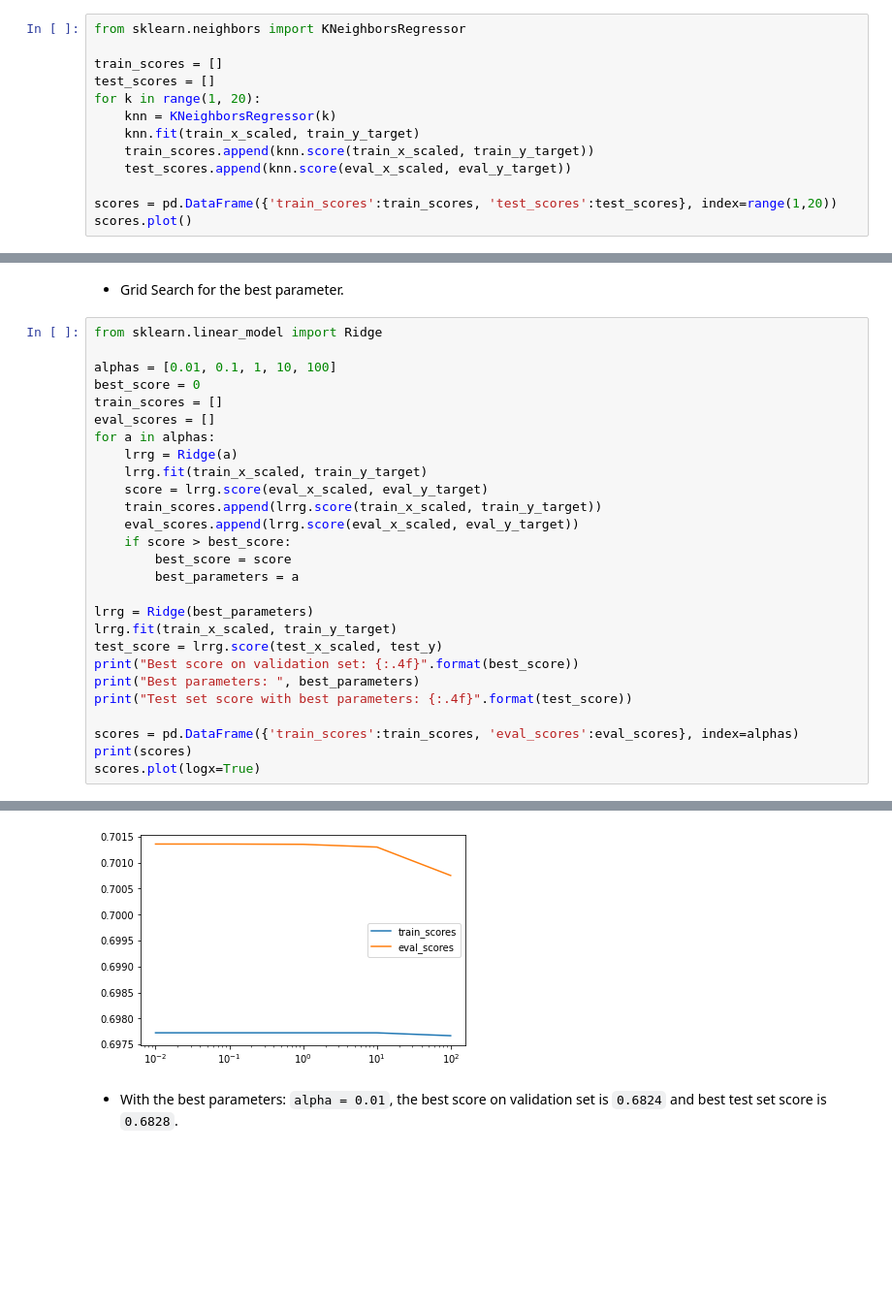
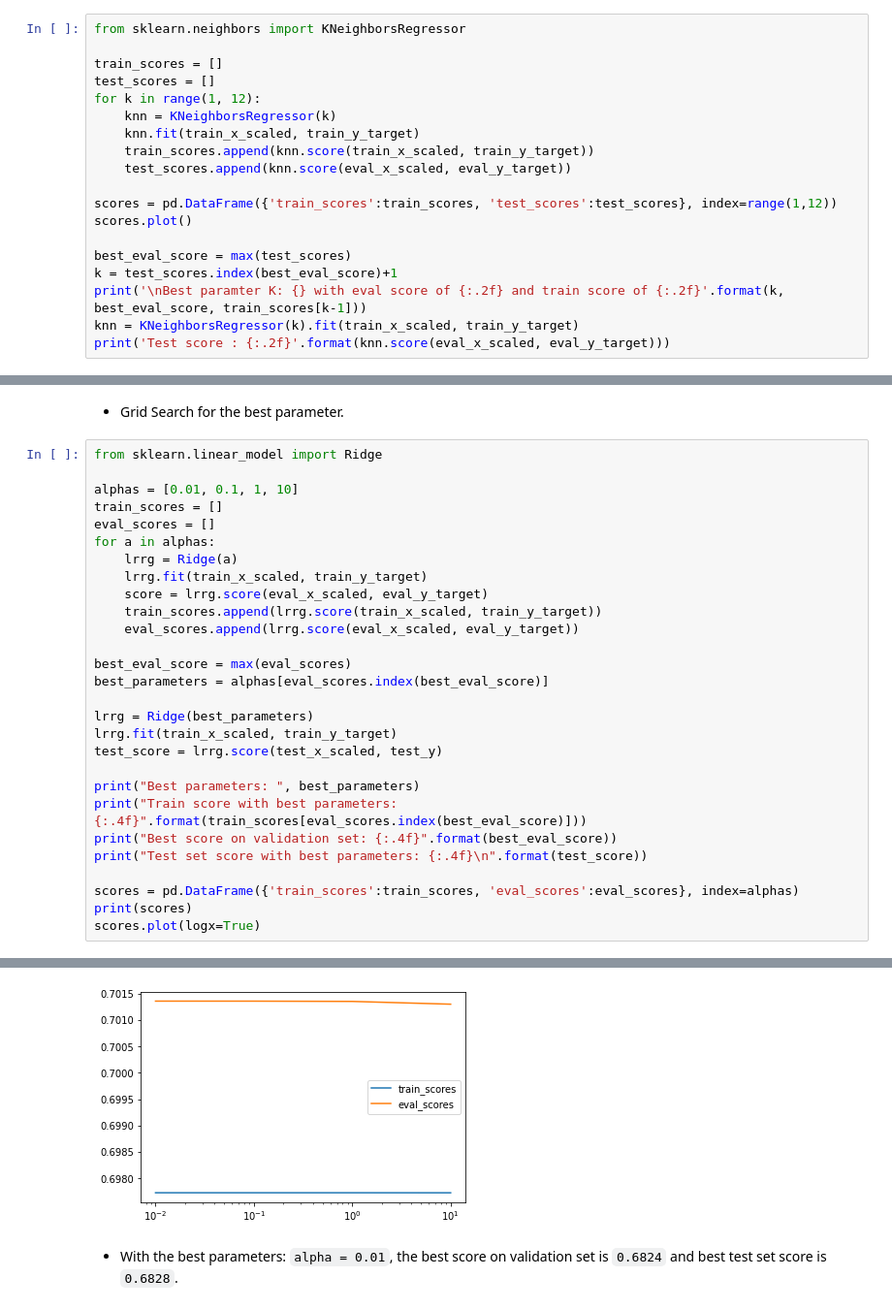
Before and after one commit to shanshanluo/machine_learning_ensemble_pca, a Jupyter notebook: project1_submission.ipynb, the cells around one changed output, grey strips where cells are left out. Shown at 97% size. Saved outputs shown, nothing was run; the diff lists cells and outputs as text; blank space fills up the shorter version.

```diff
--- a/project1_submission.ipynb
+++ b/project1_submission.ipynb
@@ -325,12 +325,18 @@ from sklearn.neighbors import KNeighborsRegressor
 
 train_scores = []
 test_scores = []
-for k in range(1, 20):
+for k in range(1, 12):
     knn = KNeighborsRegressor(k)
     knn.fit(train_x_scaled, train_y_target)
     train_scores.append(knn.score(train_x_scaled, train_y_target))
     test_scores.append(knn.score(eval_x_scaled, eval_y_target))
 
-scores = pd.DataFrame({'train_scores':train_scores, 'test_scores':test_scores}, index=range(1,20))
+scores = pd.DataFrame({'train_scores':train_scores, 'test_scores':test_scores}, index=range(1,12))
 scores.plot()
+
+best_eval_score = max(test_scores)
+k = test_scores.index(best_eval_score)+1
+print('\nBest paramter K: {} with eval score of {:.2f} and train score of {:.2f}'.format(k, best_eval_score, train_scores[k-1]))
+knn = KNeighborsRegressor(k).fit(train_x_scaled, train_y_target)
+print('Test score : {:.2f}'.format(knn.score(eval_x_scaled, eval_y_target)))
 # %% [output]
@@ -390,8 +389,7 @@ Average cross-validation score: 0.6951
 # %%
 from sklearn.linear_model import Ridge
 
-alphas = [0.01, 0.1, 1, 10, 100]
-best_score = 0
+alphas = [0.01, 0.1, 1, 10]
 train_scores = []
 eval_scores = []
 for a in alphas:
@@ -400,16 +398,18 @@ for a in alphas:
     score = lrrg.score(eval_x_scaled, eval_y_target)
     train_scores.append(lrrg.score(train_x_scaled, train_y_target))
     eval_scores.append(lrrg.score(eval_x_scaled, eval_y_target))
-    if score > best_score:
-        best_score = score
-        best_parameters = a
+
+best_eval_score = max(eval_scores)
+best_parameters = alphas[eval_scores.index(best_eval_score)]
 
 lrrg = Ridge(best_parameters)
 lrrg.fit(train_x_scaled, train_y_target)
 test_score = lrrg.score(test_x_scaled, test_y)
-print("Best score on validation set: {:.4f}".format(best_score))
+
 print("Best parameters: ", best_parameters)
-print("Test set score with best parameters: {:.4f}".format(test_score))
+print("Train score with best parameters: {:.4f}".format(train_scores[eval_scores.index(best_eval_score)]))
+print("Best score on validation set: {:.4f}".format(best_eval_score))
+print("Test set score with best parameters: {:.4f}\n".format(test_score))
 
 scores = pd.DataFrame({'train_scores':train_scores, 'eval_scores':eval_scores}, index=alphas)
 print(scores)
@@ -427,5 +428,5 @@ Test set score with best parameters: 0.6988
 <matplotlib.axes._subplots.AxesSubplot at 0x...>
-[figure, old version]
+[figure, new version]
 # %% [markdown]
 - With the best parameters: `alpha = 0.01`, the best score on validation set is `0.6824` and best test set score is `0.6828`.
 # %% [markdown]
```
Also changed, not shown: parts of 16 cells of this notebook.
